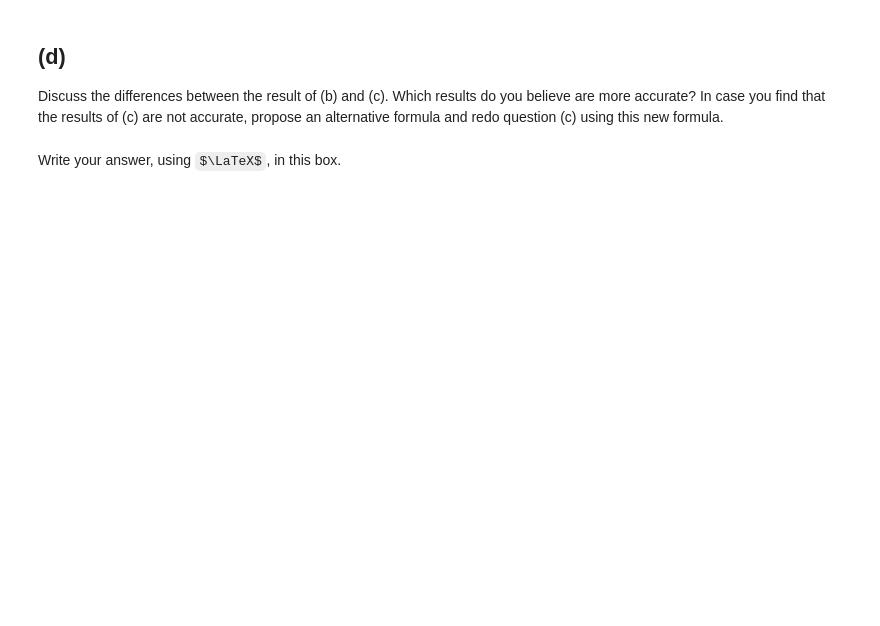
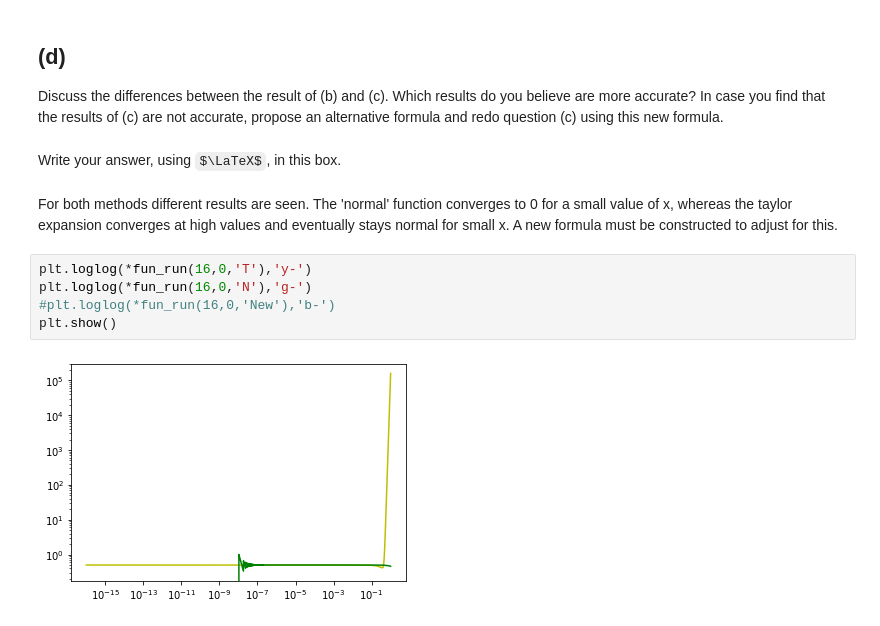
Before and after one commit to JaccovanWijk/NAHomework, a Jupyter notebook: Homework1_Florian.ipynb, the cells around one changed output. Cells and saved outputs as stored; diff of their text form; some formulas as TeX source; blank space fills up the shorter version.

```diff
--- a/Homework1_Florian.ipynb
+++ b/Homework1_Florian.ipynb
@@ -110,3 +234,14 @@ Evaluate $f(x)$ for $x = 10^{-1}, 10^{-2}, \ldots, 10^{-16}$ using the formula t
 Discuss the differences between the result of (b) and (c). Which results do you believe are more accurate? In case you find that the results of (c) are not accurate, propose an alternative formula and redo question (c) using this new formula.
 # %% [markdown]
 Write your answer, using $\LaTeX$, in this box.
+# %% [markdown]
+For both methods different results are seen. The 'normal' function converges to 0 for a small value of x,
+whereas the taylor expansion converges at high values and eventually stays normal for small x.
+A new formula must be constructed to adjust for this.
+# %%
+plt.loglog(*fun_run(16,0,'T'),'y-')
+plt.loglog(*fun_run(16,0,'N'),'g-')
+#plt.loglog(*fun_run(16,0,'New'),'b-')
+plt.show()
+# %% [output]
+[figure, added]
```
Also changed, not shown: parts of 10 cells of this notebook.
